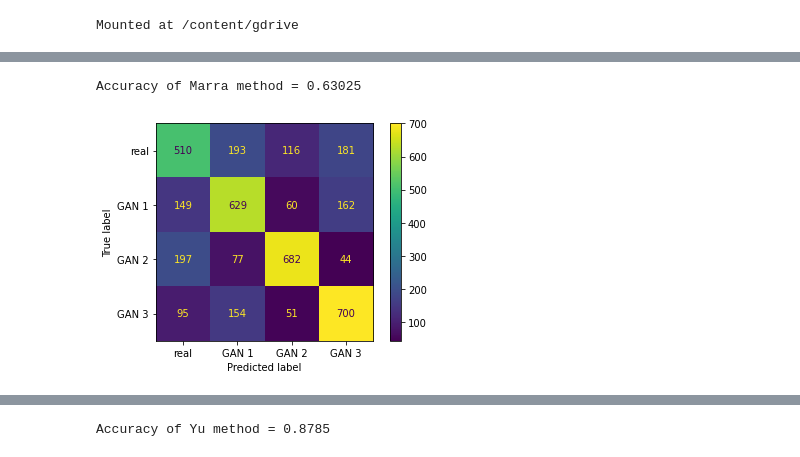
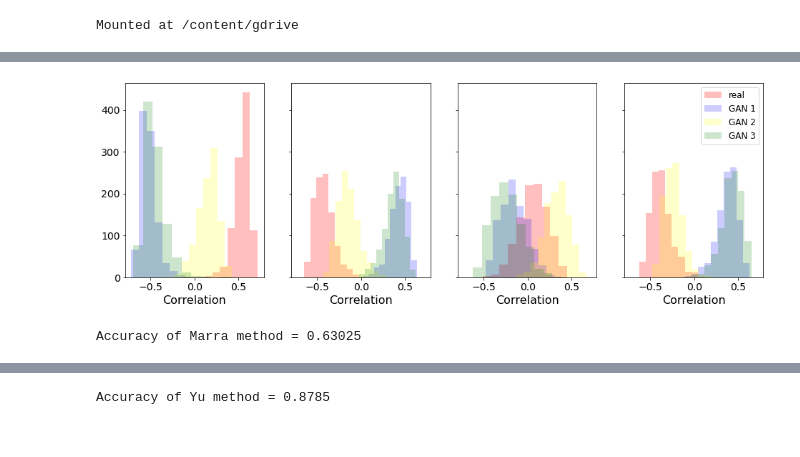
Before and after one commit to VasundharaAgarwal/GANFingerprinting, a Jupyter notebook: code/Attribution_Evaluation.ipynb, the cells around one changed output, grey strips where cells are left out. Saved outputs shown, nothing was run; the diff lists cells and outputs as text; code cells hidden in the pictures.

```diff
--- a/code/Attribution_Evaluation.ipynb
+++ b/code/Attribution_Evaluation.ipynb
@@ -173,0 +17,5 @@ np.save('/content/gdrive/My Drive/Diss/Marra/Predictions/NN_median_blur', marra_
+# %%
+fp_util.plot_corr_histograms('Yu')
+plt.savefig('Yu_correlation_histogram.pdf', bbox_inches='tight')
+# %% [output]
+[figure, added]
@@ -175,7 +25,3 @@ np.save('/content/gdrive/My Drive/Diss/Marra/Predictions/NN_median_blur', marra_
 print("Accuracy of Marra method = {}".format(accuracy_score(ground_truth, marra_preds)))
 # %% [output]
 Accuracy of Marra method = 0.63025
-# %%
-plot_confusion_matrix(marra_preds)
-# %% [output]
-[figure, removed]
```
Also changed, not shown: parts of 27 cells of this notebook, 3 other files.
